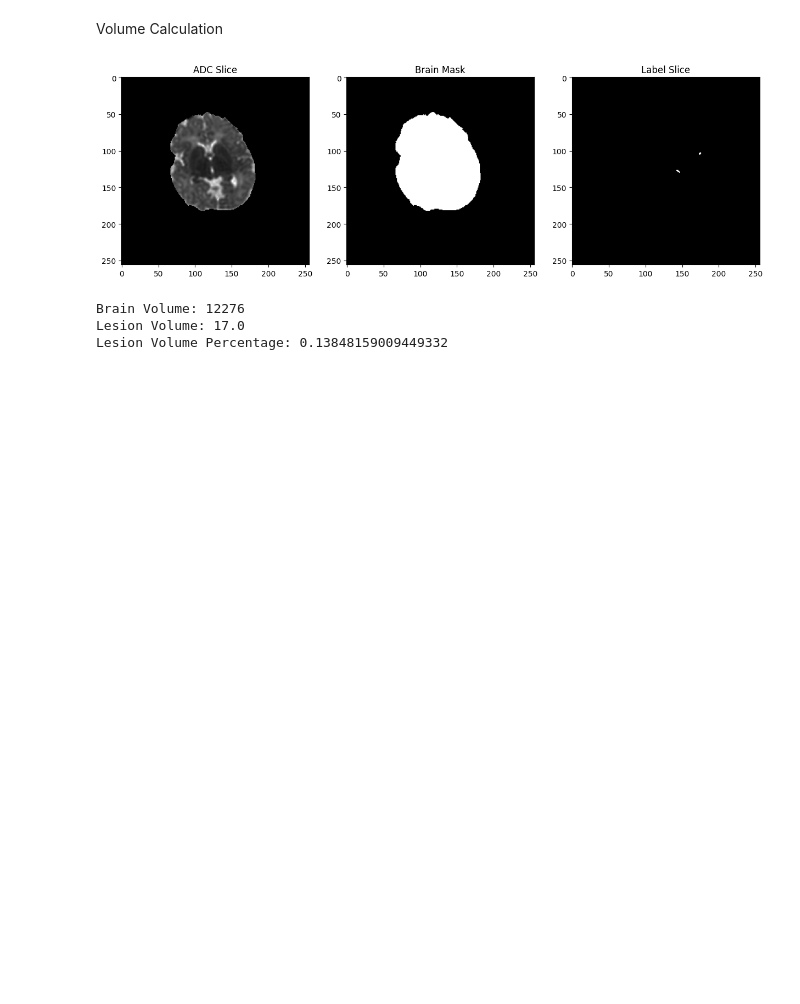
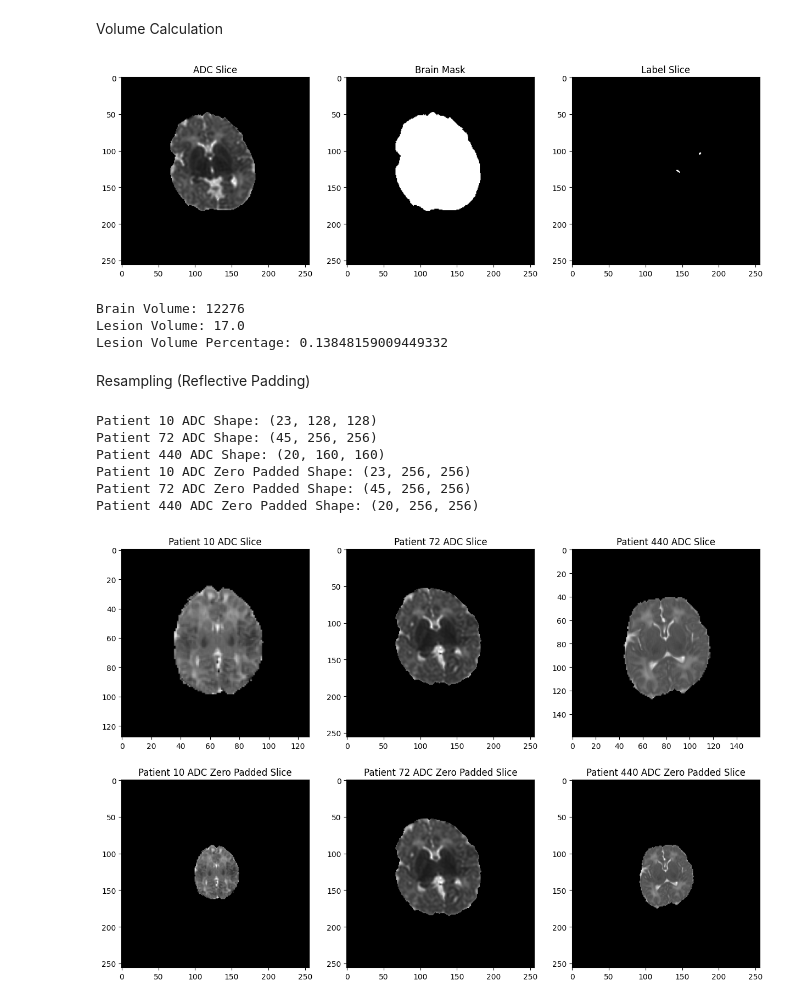
Before and after one commit to Neonatal-Brain-Lesion-Segmentation/CodeBase, a Jupyter notebook: codebase/transforms/preprocess.ipynb, the cells around one changed output. Cells and saved outputs as stored; diff of their text form; code cells hidden in the pictures; blank space fills up the shorter version.

Commit message:
2D Resampling

```diff
--- a/codebase/transforms/preprocess.ipynb
+++ b/codebase/transforms/preprocess.ipynb
@@ -33,6 +33,11 @@ image_label_72, image_label_275, image_label_440, image_label_010 = sitk.ReadIma
 image_array_adc_72, image_array_adc_275, image_array_adc_440, image_array_adc_010 = sitk.GetArrayFromImage(image_adc_72), sitk.GetArrayFromImage(image_adc_275), sitk.GetArrayFromImage(image_adc_440), sitk.GetArrayFromImage(image_adc_010)
 image_array_zadc_72, image_array_zadc_275, image_array_zadc_440, image_array_zadc_010 = sitk.GetArrayFromImage(image_zadc_72), sitk.GetArrayFromImage(image_zadc_275), sitk.GetArrayFromImage(image_zadc_440), sitk.GetArrayFromImage(image_zadc_010)
 image_array_label_72, image_array_label_275, image_array_label_440, image_array_label_010 = sitk.GetArrayFromImage(image_label_72), sitk.GetArrayFromImage(image_label_275), sitk.GetArrayFromImage(image_label_440), sitk.GetArrayFromImage(image_label_010)
+
+image_clipped_adc_010 = "./data_dir/BONBID2023_Train/1ADC_ss_clipped/MGHNICU_010-VISIT_01-ADC_ss.mha"
+image_clipped_adc_072 = "./data_dir/BONBID2023_Train/1ADC_ss_clipped/MGHNICU_072-VISIT_01-ADC_ss.mha"
+image_clipped_adc_440 = "./data_dir/BONBID2023_Train/1ADC_ss_clipped/MGHNICU_440-VISIT_01-ADC_ss.mha"
+image_array_clipped_adc_010, image_array_clipped_adc_072, image_array_clipped_adc_440 = sitk.GetArrayFromImage(sitk.ReadImage(image_clipped_adc_010)), sitk.GetArrayFromImage(sitk.ReadImage(image_clipped_adc_072)), sitk.GetArrayFromImage(sitk.ReadImage(image_clipped_adc_440))
 # %% [markdown]
 Background Removal (Clipping)
 # %%
@@ -454,3 +459,5 @@ def per_slice_lesion_volume(image_adc_slice, label_slice):
 def make_brain_mask(image_adc_slice, lower_bound = 1, upper_bound = 3400):
     brain_mask = np.where((image_adc_slice >= lower_bound) & (image_adc_slice <= upper_bound), 1, 0)
     return brain_mask
+# %% [markdown]
+Resampling (Reflective Padding)
@@ -456,0 +522,44 @@ def make_brain_mask(image_adc_slice, lower_bound = 1, upper_bound = 3400):
+# %%
+# Zero Padding
+print(f'Patient 10 ADC Shape: {image_array_adc_010.shape}')
+print(f'Patient 72 ADC Shape: {image_array_clipped_adc_072.shape}')
+print(f'Patient 440 ADC Shape: {image_array_adc_440.shape}')
+
+image_array_adc_010_zero = zero_padding(image_array_adc_010)
+image_array_adc_072_zero = zero_padding(image_array_clipped_adc_072)
+image_array_adc_440_zero = zero_padding(image_array_adc_440)
+
+print(f'Patient 10 ADC Zero Padded Shape: {image_array_adc_010_zero.shape}')
+print(f'Patient 72 ADC Zero Padded Shape: {image_array_adc_072_zero.shape}')
+print(f'Patient 440 ADC Zero Padded Shape: {image_array_adc_440_zero.shape}')
+
+# Plotting the before and after Zero Padded ADC Slice
+plt.figure(figsize=(15, 10))
+plt.subplot(231)
+plt.imshow(image_array_adc_010[image_array_adc_010.shape[0] // 2, :, :], cmap='gray')
+plt.title("Patient 10 ADC Slice")
+plt.subplot(232)
+plt.imshow(image_array_clipped_adc_072[image_array_clipped_adc_072.shape[0] // 2, :, :], cmap='gray')
+plt.title("Patient 72 ADC Slice")
+plt.subplot(233)
+plt.imshow(image_array_adc_440[image_array_adc_440.shape[0] // 2, :, :], cmap='gray')
+plt.title("Patient 440 ADC Slice")
+
+plt.subplot(234)
+plt.imshow(image_array_adc_010_zero[image_array_adc_010_zero.shape[0] // 2, :, :], cmap='gray')
+plt.title("Patient 10 ADC Zero Padded Slice")
+plt.subplot(235)
+plt.imshow(image_array_adc_072_zero[image_array_adc_072_zero.shape[0] // 2, :, :], cmap='gray')
+plt.title("Patient 72 ADC Zero Padded Slice")
+plt.subplot(236)
+plt.imshow(image_array_adc_440_zero[image_array_adc_440_zero.shape[0] // 2, :, :], cmap='gray')
+plt.title("Patient 440 ADC Zero Padded Slice")
+plt.show()
+# %% [output]
+Patient 10 ADC Shape: (23, 128, 128)
+Patient 72 ADC Shape: (45, 256, 256)
+Patient 440 ADC Shape: (20, 160, 160)
+Patient 10 ADC Zero Padded Shape: (23, 256, 256)
+Patient 72 ADC Zero Padded Shape: (45, 256, 256)
+Patient 440 ADC Zero Padded Shape: (20, 256, 256)
+[figure, added]
```
Also changed, not shown: parts of 3 cells of this notebook.
